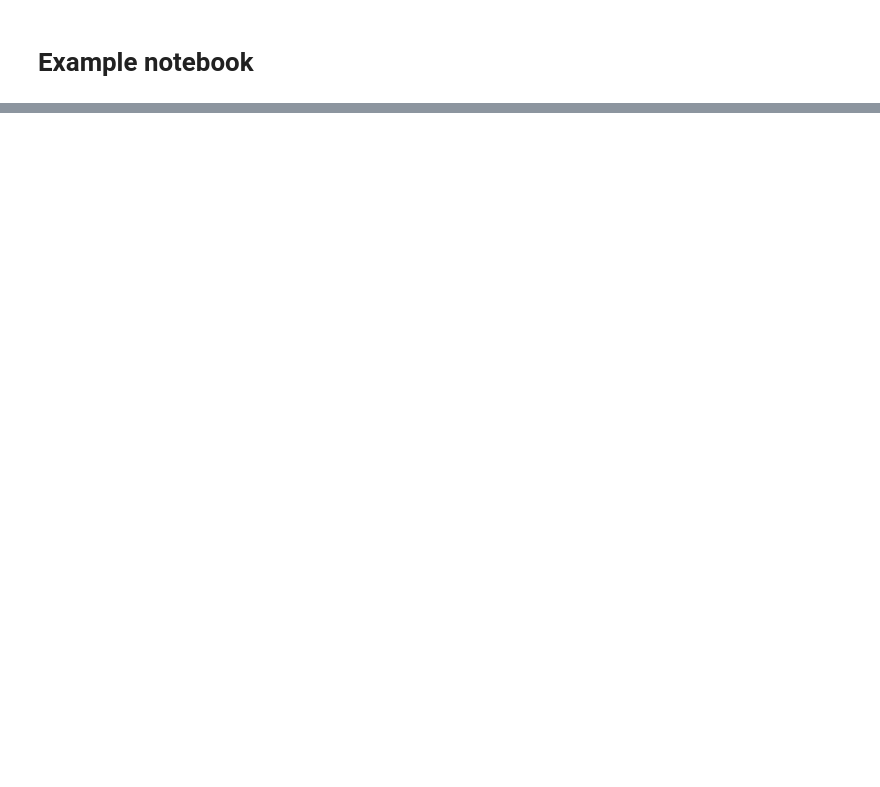
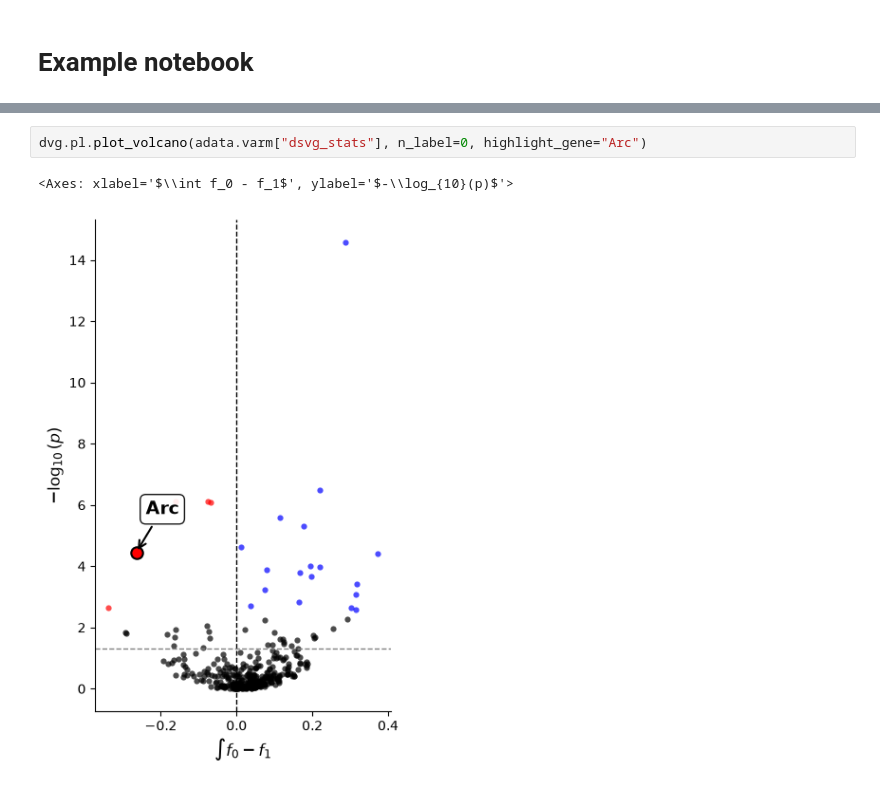
Before and after one commit to theislab/diffsvg, a Jupyter notebook: docs/notebooks/example.ipynb, the cells around one changed output, grey strips where cells are left out. Cells and saved outputs as stored; diff of their text form; blank space fills up the shorter version.

```diff
--- a/docs/notebooks/example.ipynb
+++ b/docs/notebooks/example.ipynb
@@ -39,0 +60,5 @@ pd.DataFrame().assign(A=["a", "b", "c"], B=[1, 2, 3])
+# %%
+dvg.pl.plot_volcano(adata.varm["dsvg_stats"], n_label=0, highlight_gene="Arc")
+# %% [output]
+<Axes: xlabel='$\\int f_0 - f_1$', ylabel='$-\\log_{10}(p)$'>
+[figure, added]
```
Also changed, not shown: parts of 15 cells of this notebook, 10 other files.
